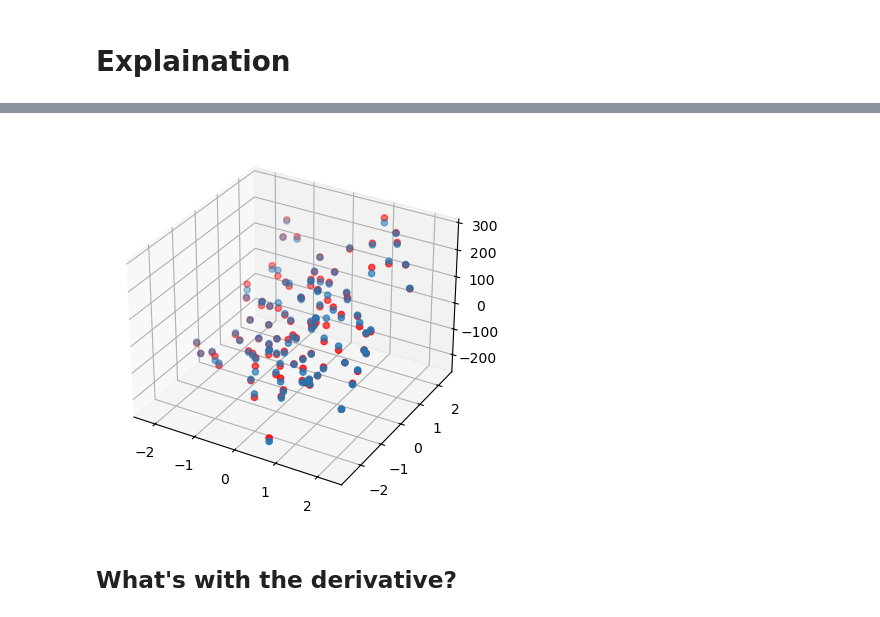
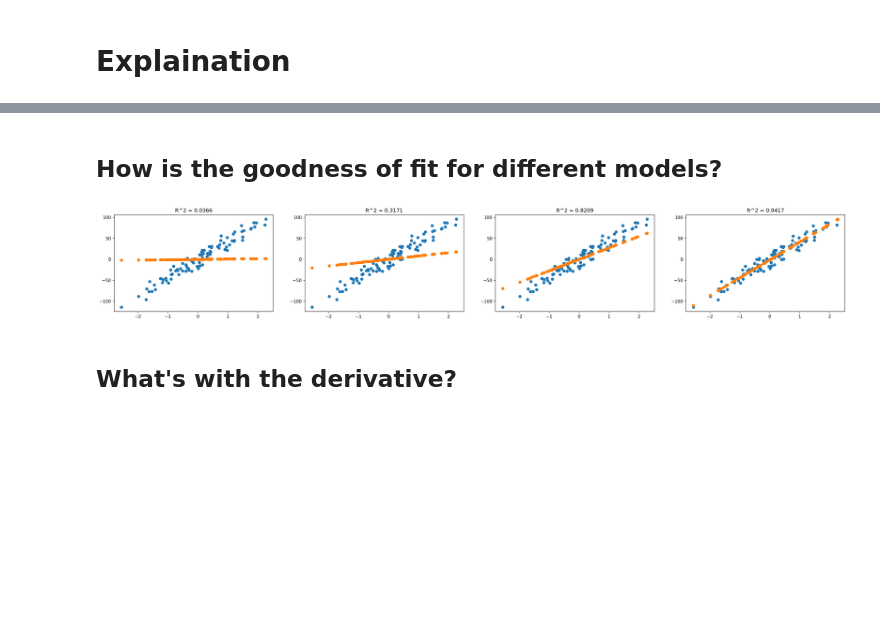
Before and after one commit to danjelito/ml-from-scratch, a Jupyter notebook: linreg.ipynb, the cells around one changed output, grey strips where cells are left out. Drawn from its saved outputs; the diff is of its cells as text; code cells hidden in the pictures; blank space fills up the shorter version.

Commit message:
add r-squared

```diff
--- a/linreg.ipynb
+++ b/linreg.ipynb
@@ -97,16 +80,38 @@ plt.show()
-# %%
-lr = LinearRegression()
-lr.fit(xs, ys)
-y_preds = lr.predict(xs)
-
-fig = plt.figure()
-ax = fig.add_subplot(111, projection="3d")
-
-ax.scatter(xs[:, 0], xs[:, 1], ys.reshape(-1, 1), color="red")
-ax.scatter(xs[:, 0], xs[:, 1], y_preds.reshape(-1, 1))
-plt.show()
-# %% [output]
-[figure, removed]
+# %% [markdown]
+## How is the goodness of fit for different models?
+# %%
+fig = plt.figure(figsize=(30, 4), dpi=150)
+
+xs, ys = make_regression(
+    n_samples=100,
+    n_features=1,
+    n_informative=1,
+    noise=10,
+    random_state=0,
+)
+
+for i, epoch in enumerate([1, 10, 50, 1000]):
+    ax = plt.subplot(1, 4, i+1)
+
+    lr = LinearRegression(n_epochs=epoch)
+    lr.fit(xs, ys)
+    y_preds = lr.predict(xs)
+
+    # calculate r-squared
+    ss_residual = np.sum(np.square(ys - y_preds))
+    ss_total = np.sum(np.square(ys - np.mean(ys)))
+    r_squared = 1 - (ss_residual / ss_total)
+
+    # print title
+    title= f"R^2 = {r_squared:.4f}"
+    ax.set_title(title)
+
+    ax.scatter(xs, ys)
+    ax.scatter(xs, y_preds)
+
+plt.show()
+# %% [output]
+[figure, added]
 # %% [markdown]
 ## What's with the derivative?
 # %%
```
Also changed, not shown: parts of 2 cells of this notebook.
